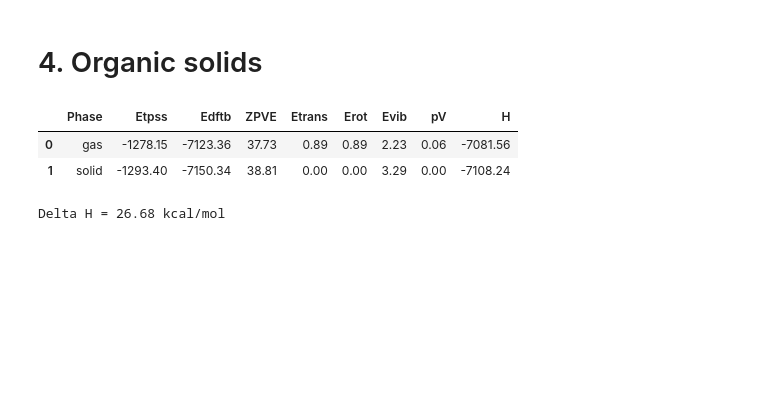
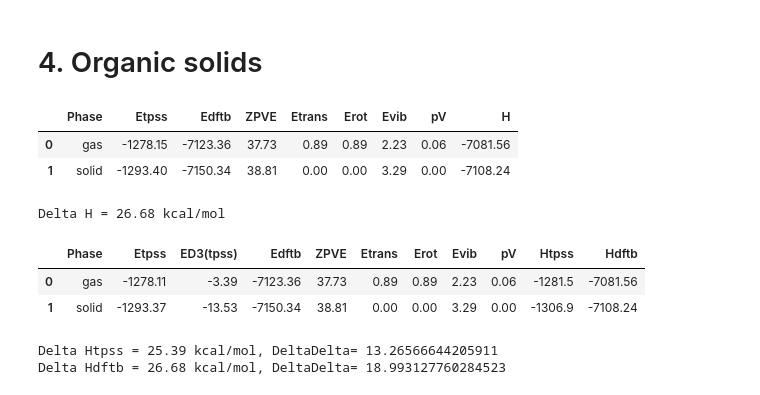
Before and after one commit to tomfroembgen/WP12, a Jupyter notebook: 2_grimme/wp12_2.ipynb, the cells around one changed output. Cells and saved outputs as stored; diff of their text form; code cells hidden in the pictures; blank space fills up the shorter version.

```diff
--- a/2_grimme/wp12_2.ipynb
+++ b/2_grimme/wp12_2.ipynb
@@ -820,3 +822,66 @@ main()
 | 0 | gas | -1278.15 | -7123.36 | 37.73 | 0.89 | 0.89 | 2.23 | 0.06 | -7081.56 |
 | 1 | solid | -1293.40 | -7150.34 | 38.81 | 0.00 | 0.00 | 3.29 | 0.00 | -7108.24 |
 Delta H = 26.68 kcal/mol
+# %%
+def main():
+    data = []
+    gas = ["ex4/gas/tpssd3/crystal.out", "ex4/gas/dftb3d3/freq3/crystal.out"]
+    solid = ["ex4/solid/tpssd3/crystal.out", "ex4/solid/dftb3d3/freq3/crystal.out"]
+    test = [gas, solid]
+    mol_phase = [1, 2]
+    supercell = [1, 27]
+    trans = [0.296235*3, 0.0]
+    names = ["gas", "solid"]
+    for i, element in enumerate(test):
+        with open(element[0]) as f:
+            for line in f:
+                if line.startswith(" D3 DISPERSION ENERGY (AU)"):
+                    ED3 = float(line.split()[4]) / mol_phase[i] * eh2kcal
+        with open(element[0]) as f:
+            for line in f:
+                if line.startswith(" TOTAL ENERGY + DISP (AU)"):
+                    Etpss = float(line.split()[5]) / mol_phase[i] * eh2kcal - ED3
+        with open(element[1]) as f:
+            for line in f:
+                if line.startswith(" EL            :"):
+                    Edftb = float(line.split()[2]) / mol_phase[i] / supercell[i] * eh2kcal
+        with open(element[1]) as f:
+            for line in f:
+                if line.startswith(" E0            :"):
+                    ZPVE = float(line.split()[2]) / mol_phase[i] / supercell[i] * eh2kcal
+        with open(element[1]) as f:
+            for line in f:
+                if line.startswith(" ET            :"):
+                    Evib = float(line.split()[2]) / mol_phase[i] / supercell[i] * eh2kcal
+        with open(element[1]) as f:
+            for line in f:
+                if line.startswith(" PV            :"):
+                    pV = float(line.split()[2]) / mol_phase[i] / supercell[i] * eh2kcal
+        Etrans = trans[i]
+        Erot = trans[i]
+        Htpss = Etpss + ED3
+        Hdftb = Edftb + ZPVE + Etrans + Erot + Evib + pV
+
+        data.append([names[i], Etpss, ED3, Edftb, ZPVE, Etrans, Erot, Evib, pV, Htpss , Hdftb])
+
+    cols = ["Phase", "Etpss", "ED3(tpss)","Edftb", "ZPVE", "Etrans", "Erot", "Evib", "pV", "Htpss", "Hdftb"]
+    df = pd.DataFrame(columns=cols, data=data)
+    #df = df.sort_values(by="level")
+    #print(df.to_string(index=False))
+
+    # save to csv
+    #save_loc = os.path.join(os.path.realpath("."), "ex4/energies.csv")
+    #df.to_csv(save_loc, index=False)
+    display(df.round(2))
+    dHtpss = df["Htpss"][0]-df["Htpss"][1]
+    dHdftb = df["Hdftb"][0]-df["Hdftb"][1]
+    dH_exp = 22.42
+    print("Delta Htpss =", dHtpss.round(2), "kcal/mol, DeltaDelta=", (dHtpss/dH_exp -1)*100  )
+    print("Delta Hdftb =", dHdftb.round(2), "kcal/mol, DeltaDelta=", (dHdftb/dH_exp -1)*100  )
+main()
+# %% [output]
+|  | Phase | Etpss | ED3(tpss) | Edftb | ZPVE | Etrans | Erot | Evib | pV | Htpss | Hdftb |
+| 0 | gas | -1278.11 | -3.39 | -7123.36 | 37.73 | 0.89 | 0.89 | 2.23 | 0.06 | -1281.5 | -7081.56 |
+| 1 | solid | -1293.37 | -13.53 | -7150.34 | 38.81 | 0.00 | 0.00 | 3.29 | 0.00 | -1306.9 | -7108.24 |
+Delta Htpss = 25.39 kcal/mol, DeltaDelta= 13.26566644205911
+Delta Hdftb = 26.68 kcal/mol, DeltaDelta= 18.993127760284523
```
Also changed, not shown: parts of 4 cells of this notebook, 5 other files.
